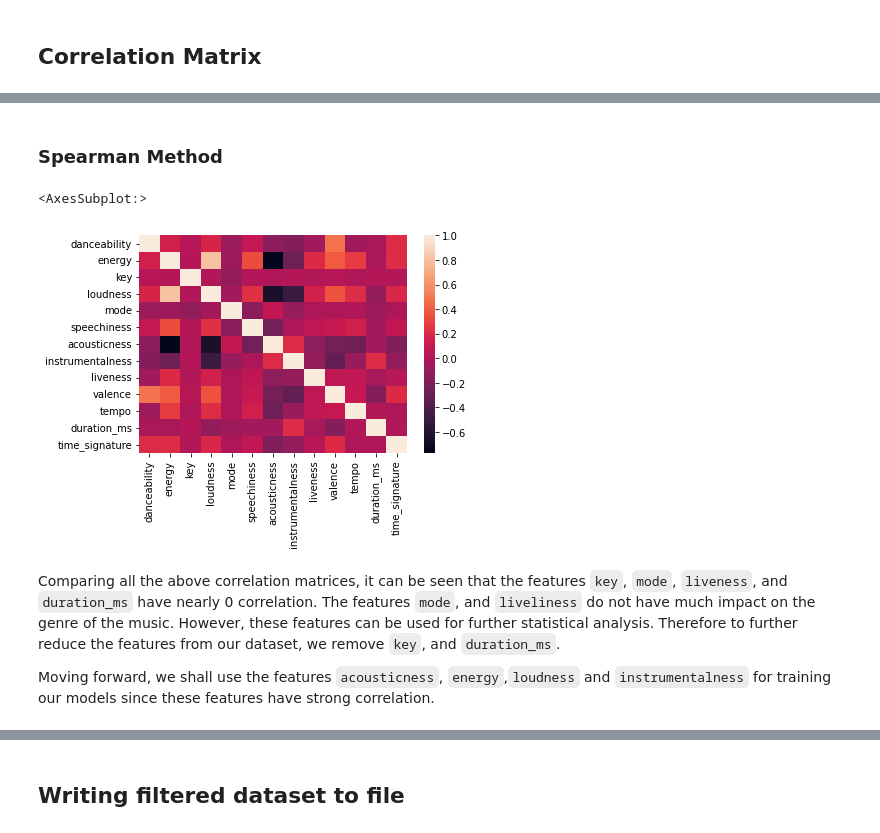
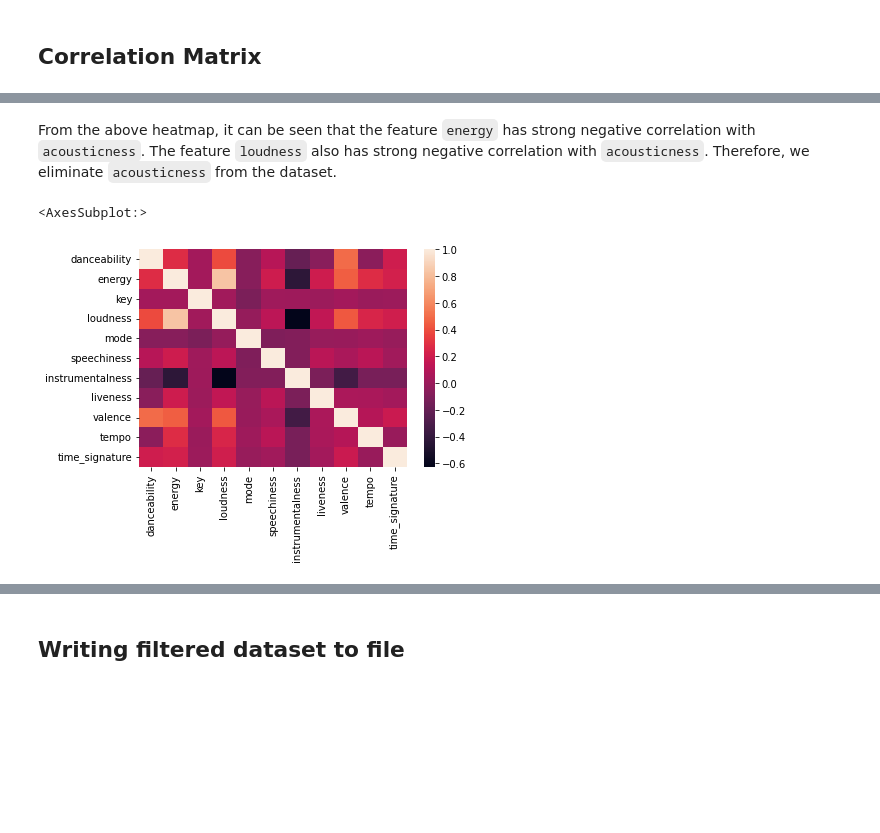
Before and after one commit to aabdull1/Music-genre-classification---ML, a Jupyter notebook: 3_feature_selection.ipynb, the cells around one changed output, grey strips where cells are left out. Cells and saved outputs as stored; diff of their text form; code cells hidden in the pictures; blank space fills up the shorter version.

```diff
--- a/3_feature_selection.ipynb
+++ b/3_feature_selection.ipynb
@@ -83,13 +76,8 @@ sns.heatmap(df.corr(method='kendall'))
-# %% [markdown]
-### Spearman Method
-# %%
-sns.heatmap(df.corr(method='spearman'))
-# %% [output]
-<AxesSubplot:>
-[figure, removed]
 # %% [markdown]
-Comparing all the above correlation matrices, it can be seen that the features `key`, `mode`, `liveness`, and `duration_ms` have nearly 0 correlation. The features `mode`, and `liveliness` do not have much impact on the genre of the music. However, these features can be used for further statistical analysis. Therefore to further reduce the features from our dataset, we remove `key`, and `duration_ms`.
-
-Moving forward, we shall use the features `acousticness`, `energy`,`loudness` and `instrumentalness` for training our models since these features have strong correlation.
+From the above heatmap, it can be seen that the feature `energy` has strong negative correlation with `acousticness`. The feature `loudness` also has strong negative correlation with `acousticness`. Therefore, we eliminate `acousticness` from the dataset.
-# %%
-df.drop(['key', 'duration_ms'], axis=1, inplace=True)
+# %%
+df.drop(['acousticness'], axis=1, inplace=True)
+sns.heatmap(df.corr())
+# %% [output]
+<AxesSubplot:>
+[figure, added]
```
Also changed, not shown: parts of 20 cells of this notebook.
